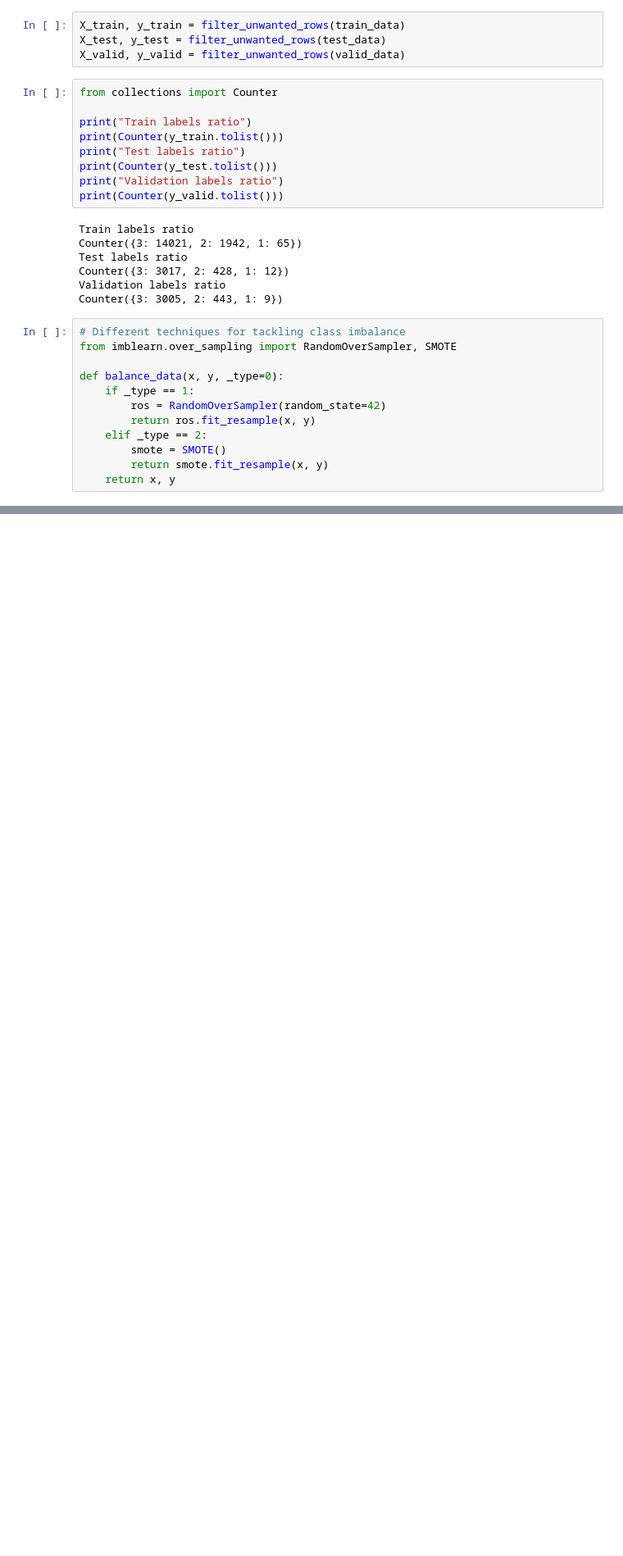
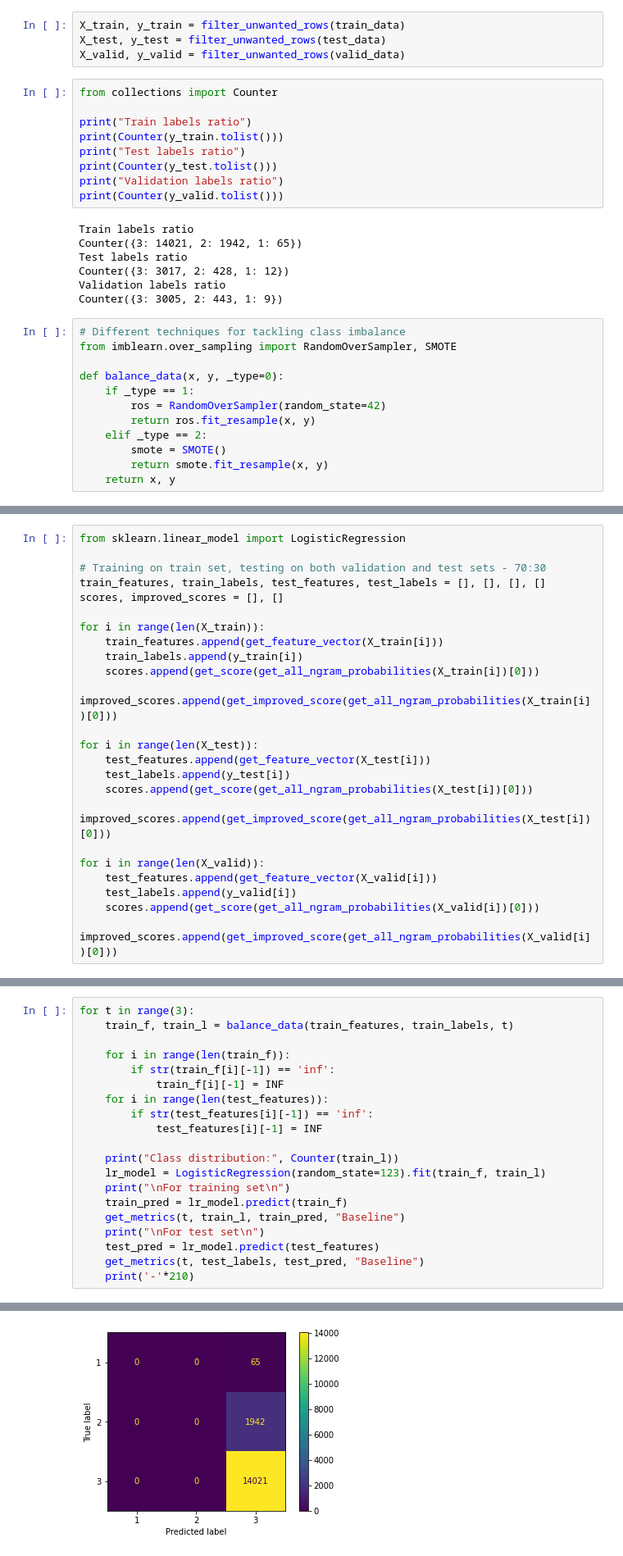
Before and after one commit to tgv2002/NLP-Measure-Text-Fluency, a Jupyter notebook: src/baseline/N_gram_LR.ipynb, the cells around one changed output, grey strips where cells are left out. Shown: that part at 82% size. Saved outputs shown, nothing was run; the diff lists cells and outputs as text; blank space fills up the shorter version.

```diff
--- a/src/baseline/N_gram_LR.ipynb
+++ b/src/baseline/N_gram_LR.ipynb
@@ -131,0 +228,24 @@ model.score('women', 'men and'.split())
+# %%
+from sklearn.linear_model import LogisticRegression
+
+# Training on train set, testing on both validation and test sets - 70:30
+train_features, train_labels, test_features, test_labels = [], [], [], []
+scores, improved_scores = [], []
+
+for i in range(len(X_train)):
+    train_features.append(get_feature_vector(X_train[i]))
+    train_labels.append(y_train[i])
+    scores.append(get_score(get_all_ngram_probabilities(X_train[i])[0]))
+    improved_scores.append(get_improved_score(get_all_ngram_probabilities(X_train[i])[0]))
+
+for i in range(len(X_test)):
+    test_features.append(get_feature_vector(X_test[i]))
+    test_labels.append(y_test[i])
+    scores.append(get_score(get_all_ngram_probabilities(X_test[i])[0]))
+    improved_scores.append(get_improved_score(get_all_ngram_probabilities(X_test[i])[0]))
+
+for i in range(len(X_valid)):
+    test_features.append(get_feature_vector(X_valid[i]))
+    test_labels.append(y_valid[i])
+    scores.append(get_score(get_all_ngram_probabilities(X_valid[i])[0]))
+    improved_scores.append(get_improved_score(get_all_ngram_probabilities(X_valid[i])[0]))
@@ -131,0 +261,21 @@ model.score('women', 'men and'.split())
+# %%
+for t in range(3):
+    train_f, train_l = balance_data(train_features, train_labels, t)
+
+    for i in range(len(train_f)):
+        if str(train_f[i][-1]) == 'inf':
+            train_f[i][-1] = INF
+    for i in range(len(test_features)):
+        if str(test_features[i][-1]) == 'inf':
+            test_features[i][-1] = INF
+
+    print("Class distribution:", Counter(train_l))
+    lr_model = LogisticRegression(random_state=123).fit(train_f, train_l)
+    print("\nFor training set\n")
+    train_pred = lr_model.predict(train_f)
+    get_metrics(t, train_l, train_pred, "Baseline")
+    print("\nFor test set\n")
+    test_pred = lr_model.predict(test_features)
+    get_metrics(t, test_labels, test_pred, "Baseline")
+    print('-'*210)
+# %% [output]
@@ -131,0 +300 @@ model.score('women', 'men and'.split())
+[figure, added]
```
Also changed, not shown: parts of 19 cells of this notebook, 56 other files.
